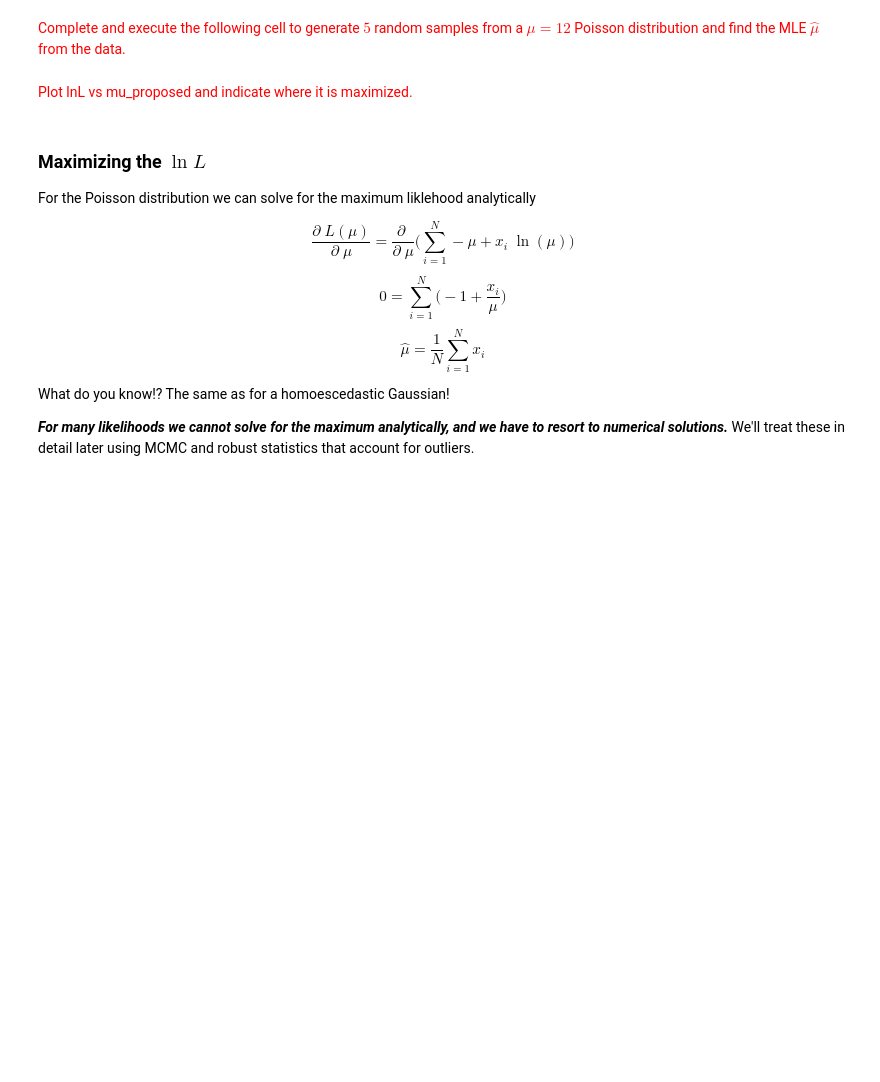
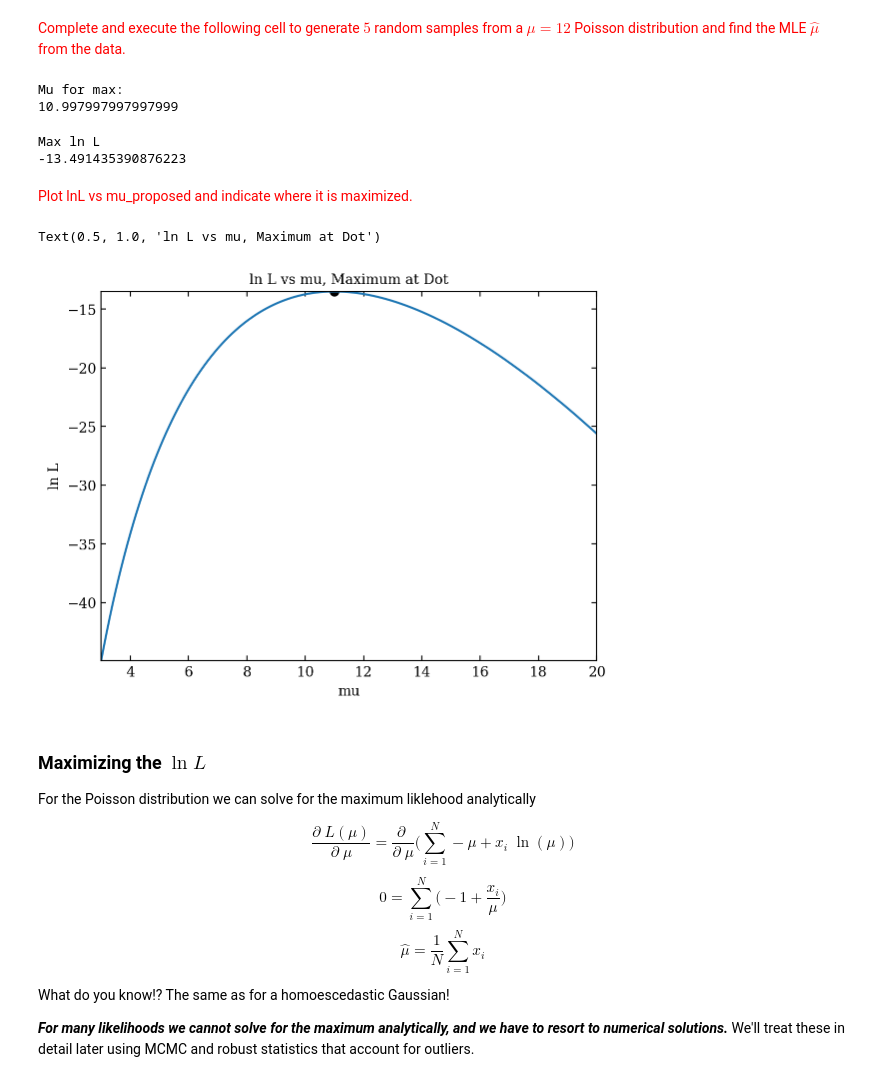
Before and after one commit to VanderbiltAstronomy/astr_8070_s24, a Jupyter notebook: coursework/student_folders/zachary_hoelscher/Lecture_5_ZacharyHoelscher.ipynb, the cells around one changed output. Drawn from its saved outputs; the diff is of its cells as text; code cells hidden in the pictures; blank space fills up the shorter version.

```diff
--- a/coursework/student_folders/zachary_hoelscher/Lecture_5_ZacharyHoelscher.ipynb
+++ b/coursework/student_folders/zachary_hoelscher/Lecture_5_ZacharyHoelscher.ipynb
@@ -557,22 +563,50 @@ plt.ylabel("Normed Counts");
 poisson_data = poisson.rvs(12, size=5)
 
 # Scan across 1000 possible mu values from 3 to 20.
-mu_proposed = np.linspace(___,___,___)
+mu_proposed = np.linspace(3,20,1000)
 
 # compute the lnL for each possible mu.
 lnL_scan = []
 for mu in mu_proposed:
-    lnL_temp = poisson.logpmf(poisson_data, mu=___) # gives you the log prob. density; useful!
-    lnL_temp = ___.___(___) # sum over the log pmf of all data points
-    lnL_scan.append( lnL_temp )
+    lnL_temp = poisson.logpmf(poisson_data, mu) # gives you the log prob. density; useful!
+    lnL_temp_sum = np.sum(lnL_temp) # sum over the log pmf of all data points
+    lnL_scan.append( lnL_temp_sum )
 
 # convert to numpy array
 lnL_scan = np.array(lnL_scan)
 
 # write some quick code below to find the element of
 # mu_proposed that maximizes the lnL.
+Maximum=np.max(lnL_scan)
+index=0
+index_max=0
+for element in lnL_scan:
+    if element==Maximum:
+        index_max=index
+    index=index+1
+print("Mu for max: ")
+print(mu_proposed[index_max])
+# %% [output]
+Mu for max:
+10.997997997997999
+# %%
+print("Max ln L")
+print(Maximum)
+# %% [output]
+Max ln L
+-13.491435390876223
 # %% [markdown]
 <font color='red'>Plot lnL vs mu_proposed and indicate where it is maximized.</font>
+# %%
+from matplotlib import pyplot as plt
+plt.plot(mu_proposed, lnL_scan)
+plt.xlabel("mu")
+plt.ylabel("ln L")
+plt.scatter(mu_proposed[index_max],Maximum, color='k')
+plt.title("ln L vs mu, Maximum at Dot")
+# %% [output]
+Text(0.5, 1.0, 'ln L vs mu, Maximum at Dot')
+[figure, added]
 # %% [markdown]
 ### Maximizing the $\ln L$
 
```
Also changed, not shown: parts of 5 cells of this notebook.
